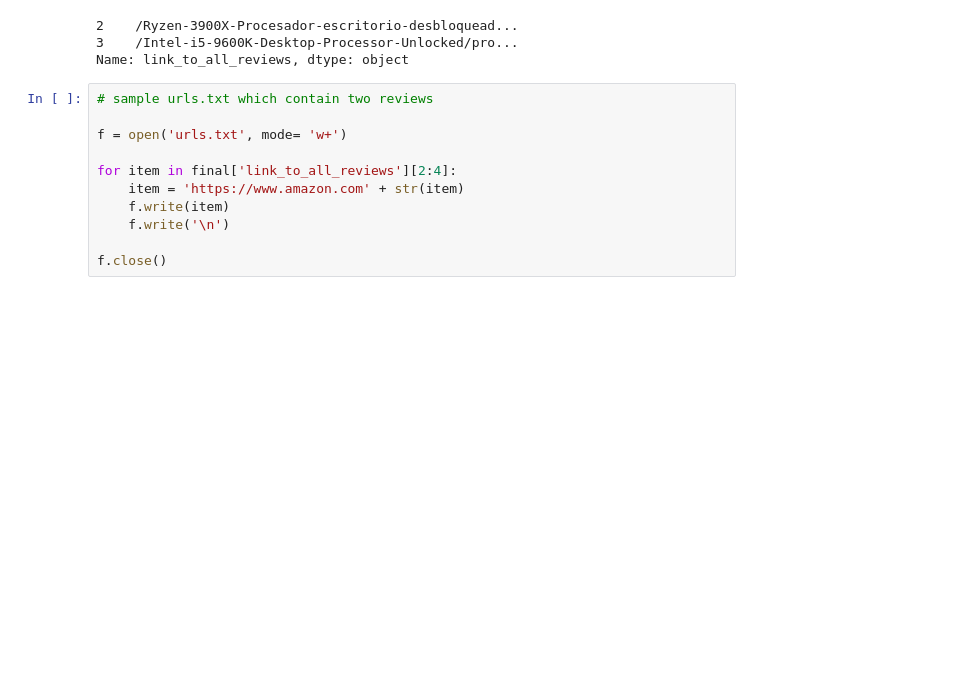
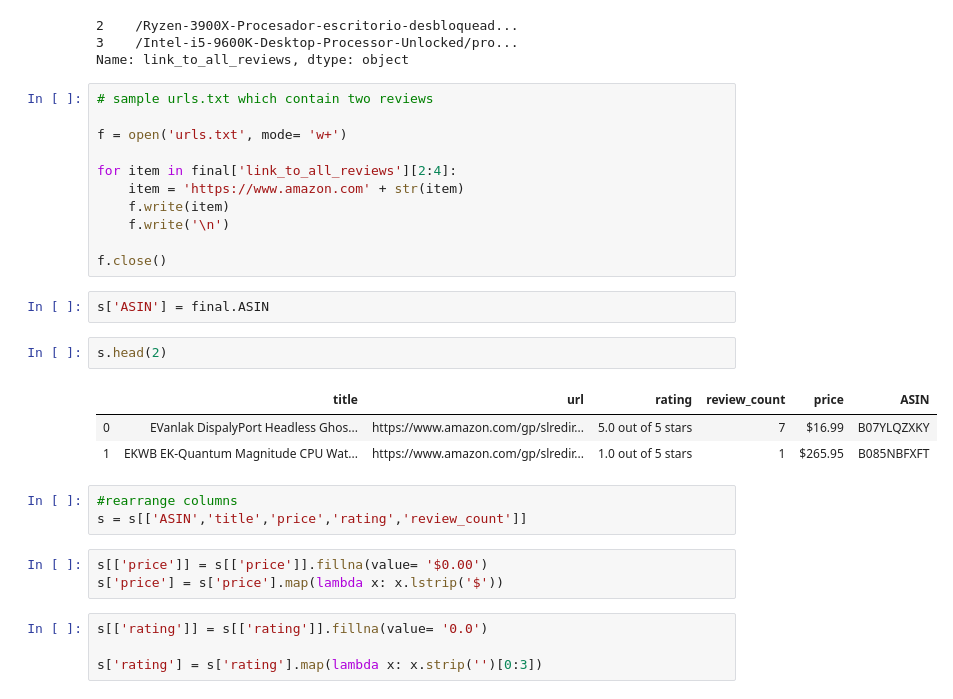
Before and after one commit to shekharbiswas/DesignDatabase, a Jupyter notebook: create_df.ipynb, the cells around one changed output. Saved outputs shown, nothing was run; the diff lists cells and outputs as text; blank space fills up the shorter version.

```diff
--- a/create_df.ipynb
+++ b/create_df.ipynb
@@ -267,3 +267,21 @@ for item in final['link_to_all_reviews'][2:4]:
     f.write('\n')
 
 f.close()
+# %%
+s['ASIN'] = final.ASIN
+# %%
+s.head(2)
+# %% [output]
+|  | title | url | rating | review_count | price | ASIN |
+| 0 | EVanlak DispalyPort Headless Ghos... | https://www.amazon.com/gp/slredir... | 5.0 out of 5 stars | 7 | $16.99 | B07YLQZXKY |
+| 1 | EKWB EK-Quantum Magnitude CPU Wat... | https://www.amazon.com/gp/slredir... | 1.0 out of 5 stars | 1 | $265.95 | B085NBFXFT |
+# %%
+#rearrange columns
+s = s[['ASIN','title','price','rating','review_count']]
+# %%
+s[['price']] = s[['price']].fillna(value= '$0.00')
+s['price'] = s['price'].map(lambda x: x.lstrip('$'))
+# %%
+s[['rating']] = s[['rating']].fillna(value= '0.0')
+
+s['rating'] = s['rating'].map(lambda x: x.strip('')[0:3])
```
Also changed, not shown: parts of 8 cells of this notebook.
